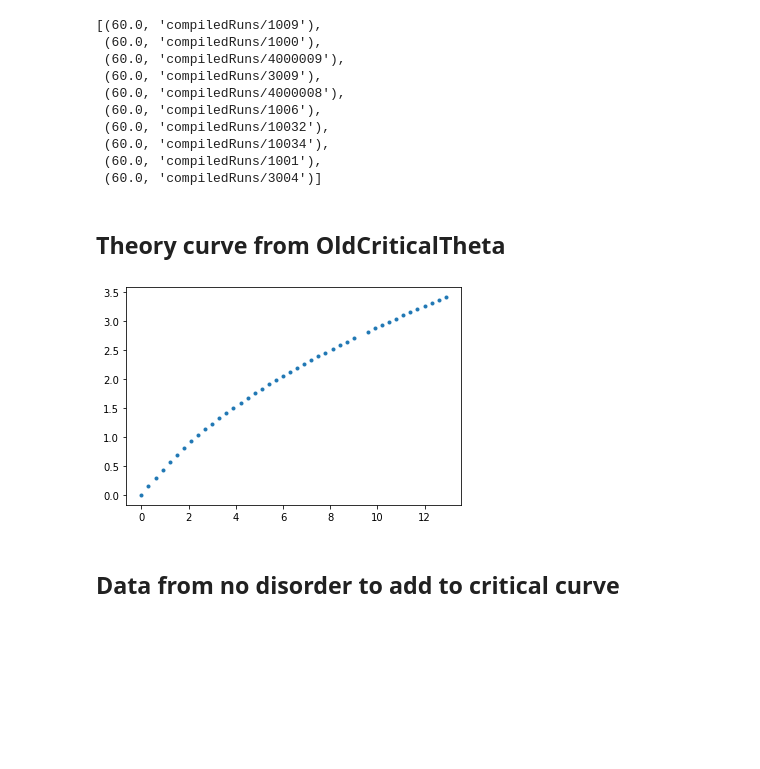
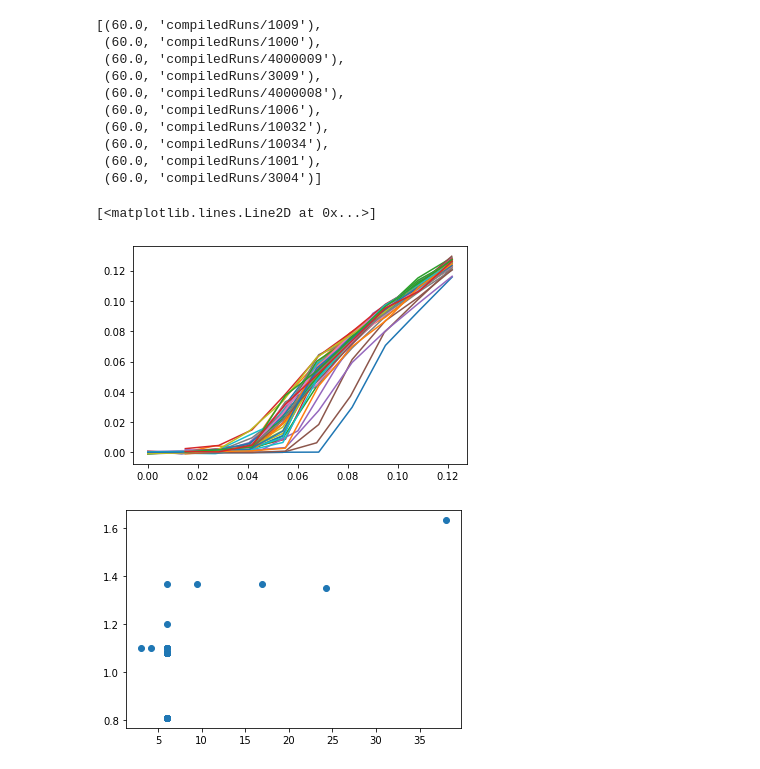
Before and after one commit to LevoSpacewars/Polymer-Tilt, a Jupyter notebook: run parsing utility.ipynb, the cells around one changed output. Drawn from its saved outputs; the diff is of its cells as text; code cells hidden in the pictures; blank space fills up the shorter version.

```diff
--- a/run parsing utility.ipynb
+++ b/run parsing utility.ipynb
@@ -38,20 +28,14 @@ potential_r = []
 
 ktruns = []
 
-bondlength=0.2
-
 for tcr in tenchainruns:
     runlength = utility.getparameter(tcr,'runlength')
     if runlength == 10000000 and len(tcr)>16 and "Runs/10" not in tcr:
-        A,f,kt,boxx = utility.getparameters(tcr,['periodicamplitude','pullforce','kbt','boxdimx'])
+        v0,f,kt,boxx = utility.getparameters(tcr,['periodicamplitude','pullforce','kbt','boxdimx'])
         potential_r.append(boxx)
-        # if kt != 100 and boxx ==10.:
-        if kt != 1. and kt !=100.:# and boxx ==10.:
+        if kt != 100:
             print(tcr,kt,v0,f, boxx)
-
-            # Alexander's adjustment to V because of HOOMD
-            v0 = A * 1/(boxx*2*math.pi)/bondlength
-            ktruns.append((-v0,f,kt,boxx/10.,tcr))
+            ktruns.append((-v0*f/kt/kt,tcr))
 
 plt.hist(potential_r)
 # %% [output]
@@ -71,13 +66,10 @@ len(tcr)
 16
 # %%
 
-def getIntersection(thetas,tilt, slope, interp=None):
-    lorig = len(thetas)
-    if interp is not None:
-        thetas2 = np.linspace(np.min(thetas),np.max(thetas),interp)
-        tilt = np.interp(thetas2,thetas,tilt)
-        thetas = thetas2
-    for p in range(round(2.*len(thetas)/lorig),len(thetas)):
+def getIntersection(thetas,tilt, slope):
+
+    l2 = [(0,0),(0.2,slope*0.2)]
+    for p in range(3,len(thetas)):
 
         p2 = tilt[p]
         if p2 > slope * thetas[p]:
@@ -106,22 +89,27 @@ ktruns[10:20]
  (60.0, 'compiledRuns/10034'),
  (60.0, 'compiledRuns/1001'),
  (60.0, 'compiledRuns/3004')]
-# %% [markdown]
-## Theory curve from OldCriticalTheta
-# %%
-s = "{{0., 0.}, {0.3, 0.149379}, {0.6, 0.295278}, {0.9, 0.435244}, {1.2, 0.568148}, {1.5, 0.693871}, {1.8, 0.812837}, {2.1, 0.925679}, {2.4, 1.03306}, {2.7, 1.13559}, {3., 1.23382}, {3.3, 1.32821}, {3.6, 1.41916}, {3.9, 1.50701}, {4.2, 1.59204}, {4.5, 1.67452}, {4.8, 1.75466}, {5.1, 1.83264}, {5.4, 1.90864}, {5.7, 1.98279}, {6., 2.05523}, {6.3, 2.12607}, {6.6, 2.19541}, {6.9, 2.26335}, {7.2, 2.32996}, {7.5, 2.39533}, {7.8, 2.45952}, {8.1, 2.52259}, {8.4, 2.58461}, {8.7, 2.64562}, {9., 2.70566}, {9.6,2.82306}, {9.9, 2.88049}, {10.2, 2.93711}, {10.5, 2.99297}, {10.8, 3.04809}, {11.1, 3.10251}, {11.4, 3.15624}, {11.7, 3.20932}, {12., 3.26177}, {12.3, 3.31361}, {12.6, 3.36486}, {12.9, 3.41554}}"
-s = s.replace("{","")
-s = s.replace("}","")
-s = s.split(",")
-rowx = []
-rowy = []
-for i in range(0,len(s),2):
-    rowx.append(float(s[i]))
-    rowy.append(float(s[i+1]))
-plt.plot(rowx,rowy,'.')
-tcritthx,tcritthy = np.array(rowx)*np.pi**2, np.array(rowy)*np.pi
-# %% [output]
-[figure, removed]
-# %% [markdown]
-## Data from no disorder to add to critical curve
+# %%
+from ResultsOutputScript import RunDataHandler as rdh
+
+v0rs = []
+tcrits = []
+f = 20.
+
+for potr,ktrun in ktruns[:]:
+    testrun = rdh(ktrun + '/data.txt',quiet=True)
+    thetas = testrun.getForceRange()
+    tilt = testrun.getOutput()[0]
+
+    plt.plot(thetas,tilt)
+    _,tcrit,_ = getIntersection(thetas,tilt,.08)
+    tcrits.append(tcrit*f/kt)
+    v0rs.append(potr/np.pi**2)
+
+plt.figure()
+plt.plot(v0rs,tcrits,'o')
+# %% [output]
+[<matplotlib.lines.Line2D at 0x...>]
+[figure, added]
+[figure, added]
 # %%
```
Also changed, not shown: parts of 26 cells of this notebook, 1 other file.
